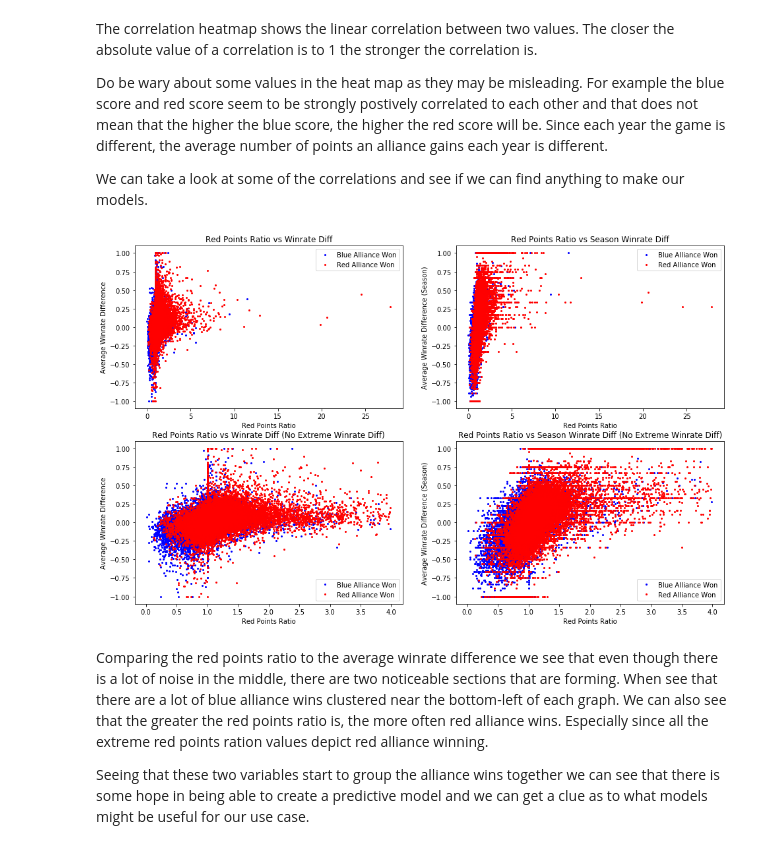
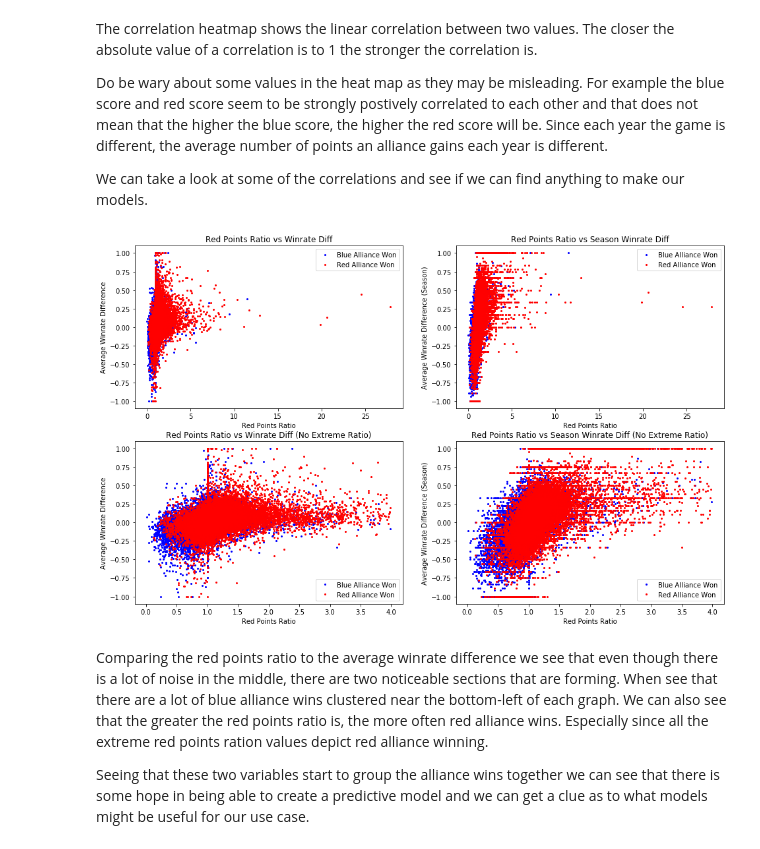
Before and after one commit to Mark-of-JP/FRC-Match-Simulator, a Jupyter notebook: FRC Match Simulator.ipynb, the cells around one changed output. Saved outputs shown, nothing was run; the diff lists cells and outputs as text; code cells hidden in the pictures.

Commit message:
Fixed chart name type

```diff
--- a/FRC Match Simulator.ipynb
+++ b/FRC Match Simulator.ipynb
@@ -196,8 +196,6 @@ for winner, group in groups:
     name = 'Red Alliance Won' if winner == 1 else 'Blue Alliance Won'
     color = 'red' if winner == 1 else 'blue'
     ax[0, 0].plot(group.red_points_ratio, group.avg_winrate_diff, marker='o', linestyle='', ms=2, label=name, color=color)
-ax[0, 0].legend()
-ax[0, 0].legend()
 ax[0, 0].legend()
 ax[0, 0].set_xlabel('Red Points Ratio')
 ax[0, 0].set_ylabel('Average Winrate Difference')
@@ -211,38 +209,36 @@ for winner, group in groups:
     name = 'Red Alliance Won' if winner == 1 else 'Blue Alliance Won'
     color = 'red' if winner == 1 else 'blue'
     ax[1, 0].plot(group.red_points_ratio, group.avg_winrate_diff, marker='o', linestyle='', ms=2, label=name, color=color)
 ax[1, 0].legend()
-ax[1, 0].legend()
 ax[1, 0].set_xlabel('Red Points Ratio')
 ax[1, 0].set_ylabel('Average Winrate Difference')
-ax[1, 0].set_title('Red Points Ratio vs Winrate Diff (No Extreme Winrate Diff)')
+ax[1, 0].set_title('Red Points Ratio vs Winrate Diff (No Extreme Ratio)')
 
 #Seasonal Scatter Plot
 for winner, group in groups:
     name = 'Red Alliance Won' if winner == 1 else 'Blue Alliance Won'
     color = 'red' if winner == 1 else 'blue'
     ax[0, 1].plot(group.red_points_ratio, group.avg_winrate_diff_season, marker='o', linestyle='', ms=2, label=name, color=color)
-ax[0, 1].legend()
 ax[0, 1].legend()
 ax[0, 1].set_xlabel('Red Points Ratio')
 ax[0, 1].set_ylabel('Average Winrate Difference (Season)')
 ax[0, 1].set_title('Red Points Ratio vs Season Winrate Diff')
 
 #Getting rid of the extreme cases (Seasonal)
 for winner, group in groups:
     group = group[group.red_points_ratio < 4]
 
     name = 'Red Alliance Won' if winner == 1 else 'Blue Alliance Won'
     color = 'red' if winner == 1 else 'blue'
     ax[1, 1].plot(group.red_points_ratio, group.avg_winrate_diff_season, marker='o', linestyle='', ms=2, label=name, color=color)
 ax[1, 1].legend()
 ax[1, 1].set_xlabel('Red Points Ratio')
 ax[1, 1].set_ylabel('Average Winrate Difference (Season)')
-ax[1, 1].set_title('Red Points Ratio vs Season Winrate Diff (No Extreme Winrate Diff)')
+ax[1, 1].set_title('Red Points Ratio vs Season Winrate Diff (No Extreme Ratio)')
 
 plt.show()
 # %% [output]
-[figure, old version]
+[figure, new version]
 # %% [markdown]
 Comparing the red points ratio to the average winrate difference we see that even though there is a lot of noise in the middle, there are two noticeable sections that are forming. When see that there are a lot of blue alliance wins clustered near the bottom-left of each graph. We can also see that the greater the red points ratio is, the more often red alliance wins. Especially since all the extreme red points ration values depict red alliance winning.
 
```
